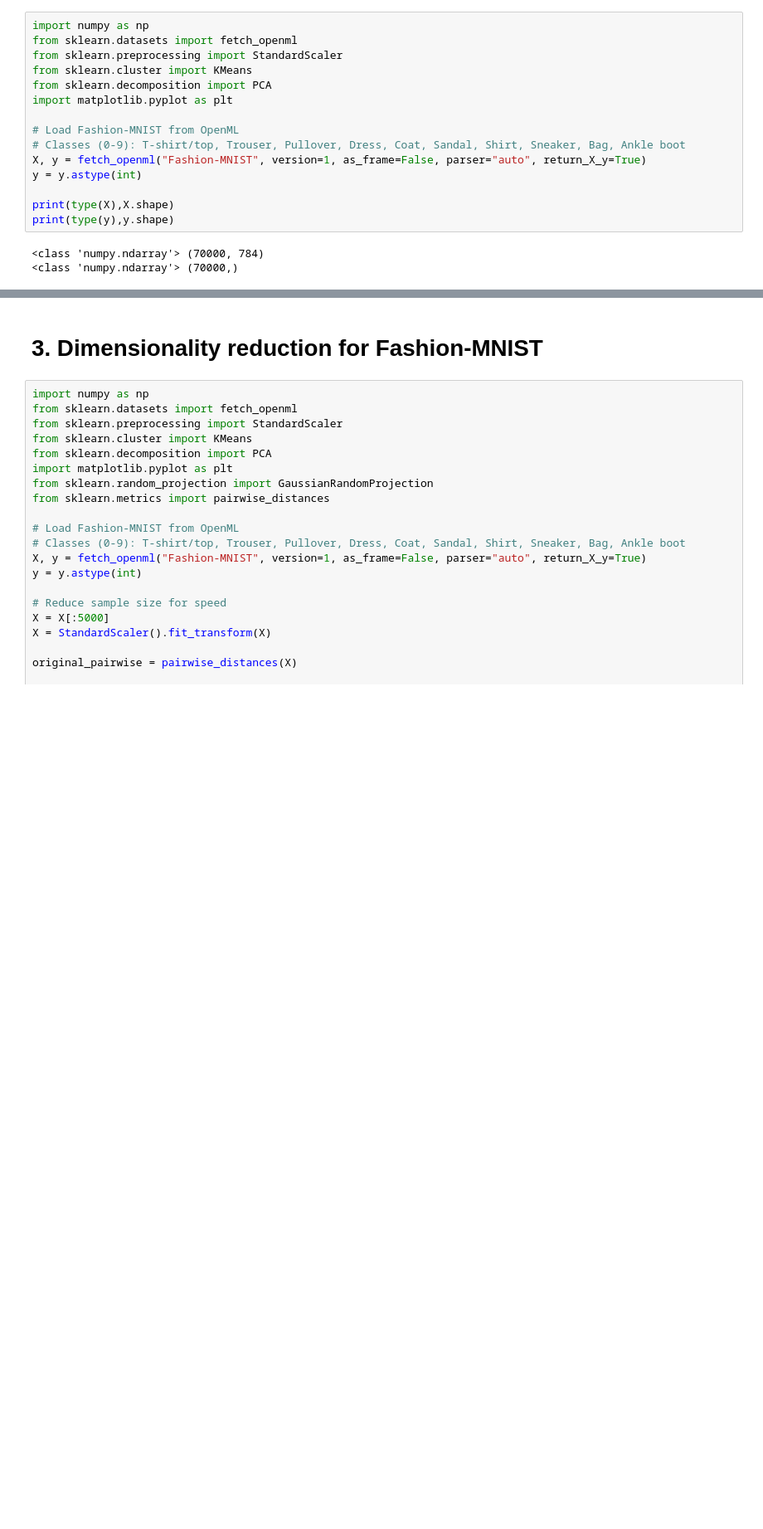
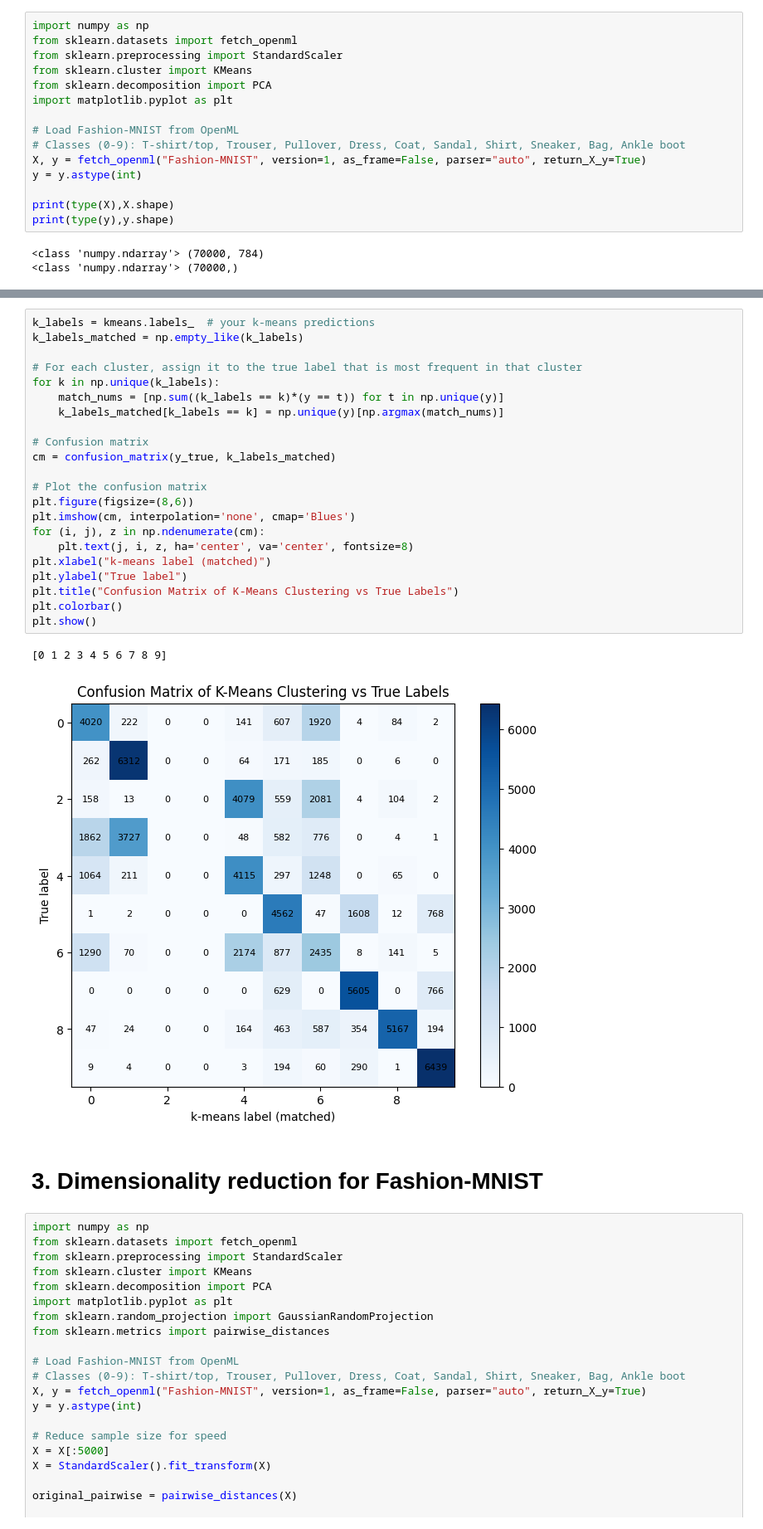
Before and after one commit to chanc3-m/project-2, a Jupyter notebook: project2.ipynb, the cells around one changed output, grey strips where cells are left out. Shown at 83% size. Saved outputs shown, nothing was run; the diff lists cells and outputs as text; blank space fills up the shorter version.

```diff
--- a/project2.ipynb
+++ b/project2.ipynb
@@ -179,4 +175,29 @@ plt.show()
 [figure]
+# %%
+k_labels = kmeans.labels_  # your k-means predictions
+k_labels_matched = np.empty_like(k_labels)
+
+# For each cluster, assign it to the true label that is most frequent in that cluster
+for k in np.unique(k_labels):
+    match_nums = [np.sum((k_labels == k)*(y == t)) for t in np.unique(y)]
+    k_labels_matched[k_labels == k] = np.unique(y)[np.argmax(match_nums)]
+
+# Confusion matrix
+cm = confusion_matrix(y_true, k_labels_matched)
+
+# Plot the confusion matrix
+plt.figure(figsize=(8,6))
+plt.imshow(cm, interpolation='none', cmap='Blues')
+for (i, j), z in np.ndenumerate(cm):
+    plt.text(j, i, z, ha='center', va='center', fontsize=8)
+plt.xlabel("k-means label (matched)")
+plt.ylabel("True label")
+plt.title("Confusion Matrix of K-Means Clustering vs True Labels")
+plt.colorbar()
+plt.show()
+# %% [output]
+[0 1 2 3 4 5 6 7 8 9]
+[figure, added]
 # %% [markdown]
 # 3. Dimensionality reduction for Fashion-MNIST
 # %%
```
Also changed, not shown: parts of 2 cells of this notebook.
